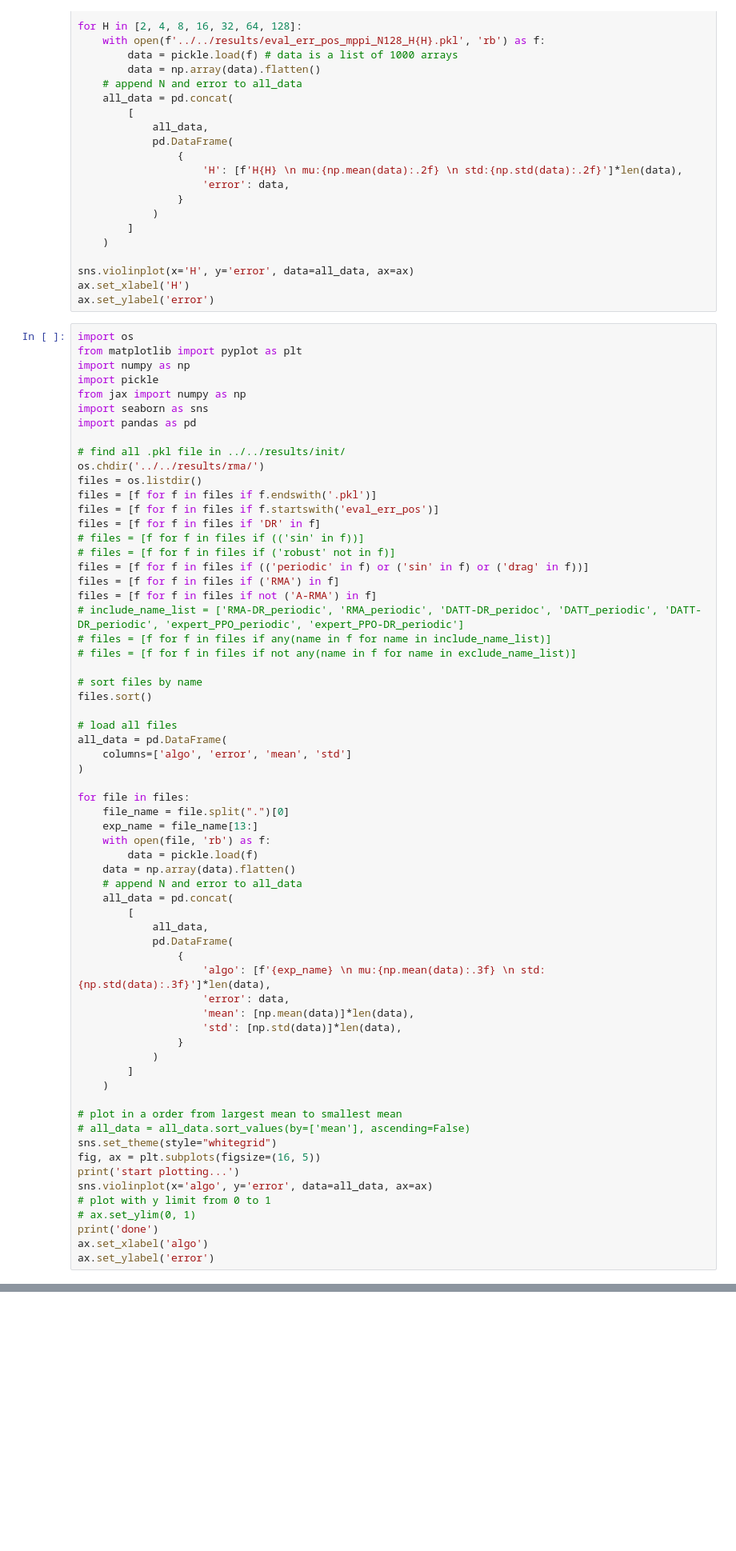
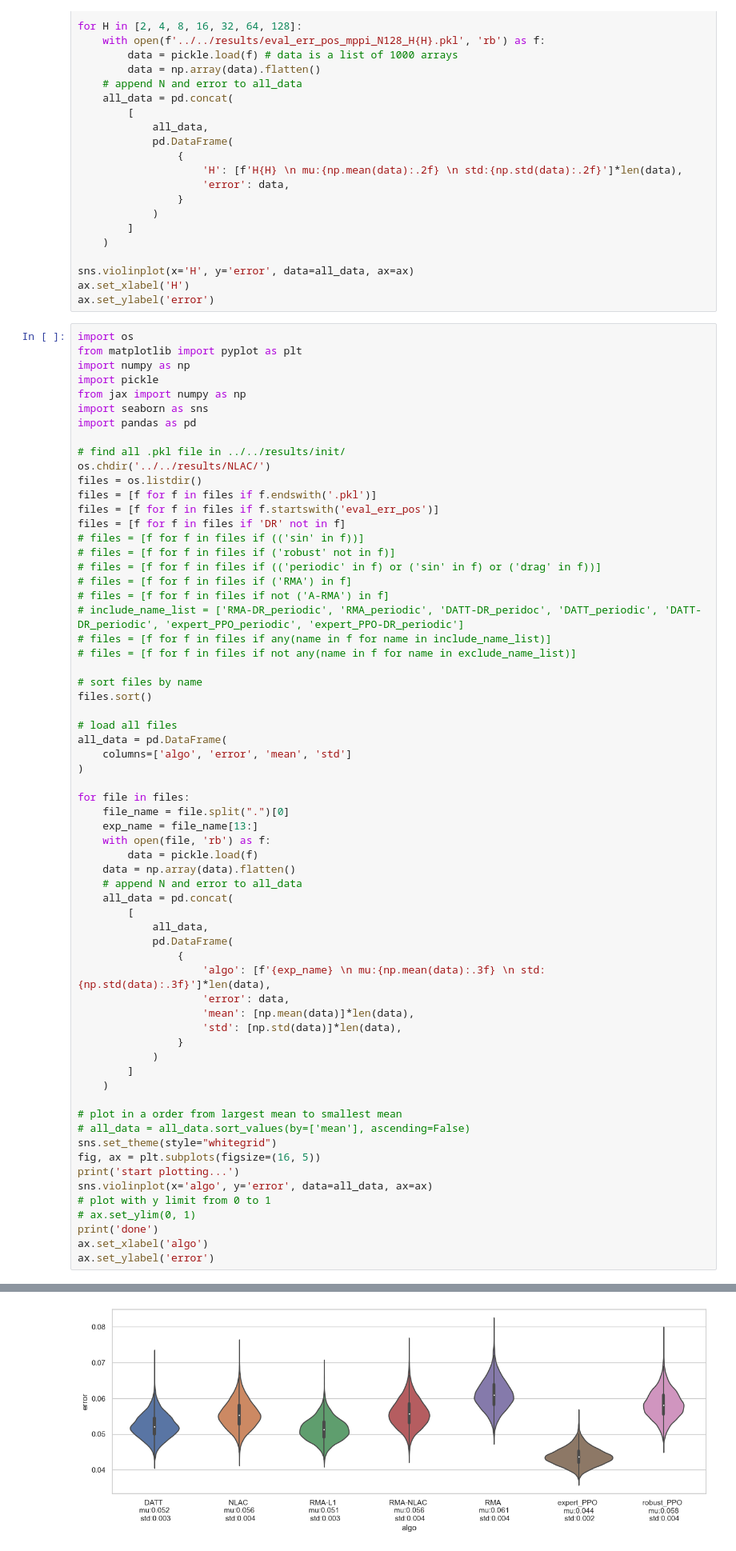
Before and after one commit to LeCAR-Lab/CoVO-MPC, a Jupyter notebook: quadjax/devel/plot.ipynb, the cells around one changed output, grey strips where cells are left out. Shown at 80% size. Drawn from its saved outputs; the diff is of its cells as text; blank space fills up the shorter version.

```diff
--- a/quadjax/devel/plot.ipynb
+++ b/quadjax/devel/plot.ipynb
@@ -73,16 +73,16 @@ import seaborn as sns
 import pandas as pd
 
 # find all .pkl file in ../../results/init/
-os.chdir('../../results/rma/')
+os.chdir('../../results/NLAC/')
 files = os.listdir()
 files = [f for f in files if f.endswith('.pkl')]
 files = [f for f in files if f.startswith('eval_err_pos')]
-files = [f for f in files if 'DR' in f]
+files = [f for f in files if 'DR' not in f]
 # files = [f for f in files if (('sin' in f))]
 # files = [f for f in files if ('robust' not in f)]
-files = [f for f in files if (('periodic' in f) or ('sin' in f) or ('drag' in f))]
-files = [f for f in files if ('RMA') in f]
-files = [f for f in files if not ('A-RMA') in f]
+# files = [f for f in files if (('periodic' in f) or ('sin' in f) or ('drag' in f))]
+# files = [f for f in files if ('RMA') in f]
+# files = [f for f in files if not ('A-RMA') in f]
 # include_name_list = ['RMA-DR_periodic', 'RMA_periodic', 'DATT-DR_peridoc', 'DATT_periodic', 'DATT-DR_periodic', 'expert_PPO_periodic', 'expert_PPO-DR_periodic']
 # files = [f for f in files if any(name in f for name in include_name_list)]
 # files = [f for f in files if not any(name in f for name in exclude_name_list)]
@@ -127,3 +127,4 @@ sns.violinplot(x='algo', y='error', data=all_data, ax=ax)
 print('done')
 ax.set_xlabel('algo')
 ax.set_ylabel('error')
+# %% [output]
@@ -129,0 +134 @@ ax.set_ylabel('error')
+[figure, added]
```
Also changed, not shown: parts of 1 cell of this notebook, 5 other files.
